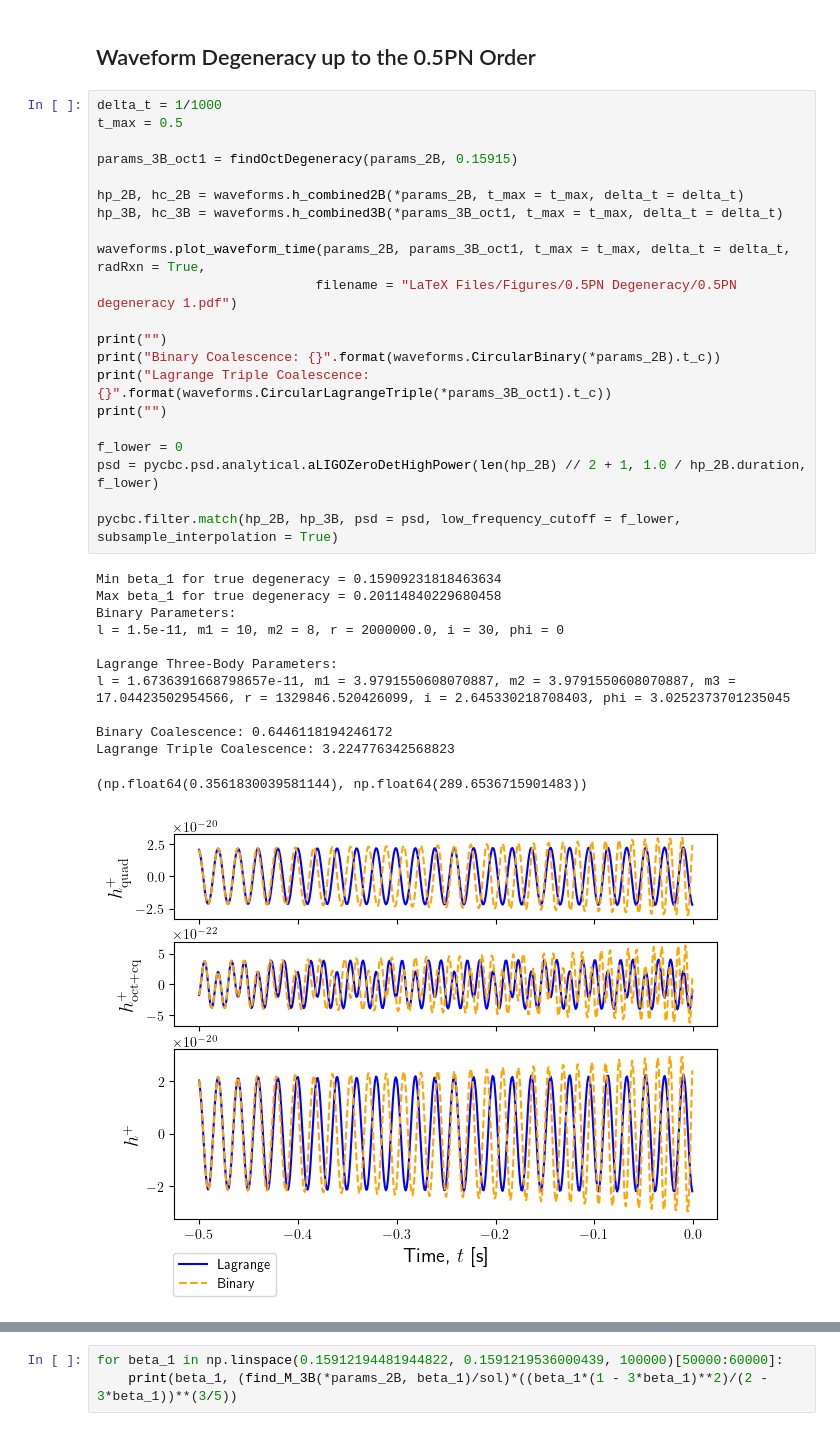
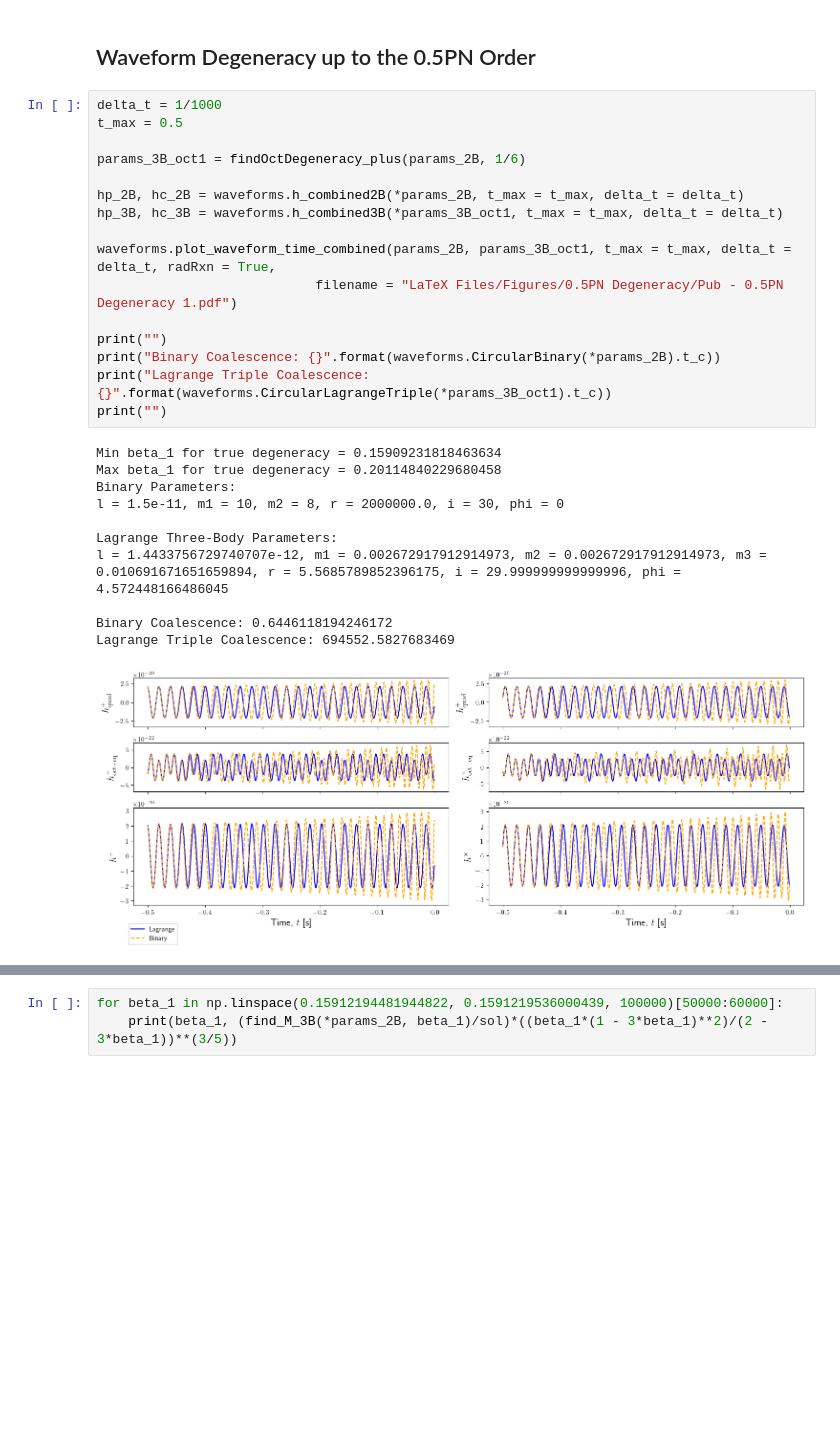
Before and after one commit to CJaimel/BinaryLagrangeDegeneracy, a Jupyter notebook: Part 2 - Simulations with LIGO Data.ipynb, the cells around one changed output, grey strips where cells are left out. Cells and saved outputs as stored; diff of their text form; blank space fills up the shorter version.

```diff
--- a/Part 2 - Simulations with LIGO Data.ipynb
+++ b/Part 2 - Simulations with LIGO Data.ipynb
@@ -409,34 +697,28 @@ plt.show()
 # %%
 delta_t = 1/1000
 t_max = 0.5
 
-params_3B_oct1 = findOctDegeneracy(params_2B, 0.15915)
+params_3B_oct1 = findOctDegeneracy_plus(params_2B, 1/6)
 
 hp_2B, hc_2B = waveforms.h_combined2B(*params_2B, t_max = t_max, delta_t = delta_t)
 hp_3B, hc_3B = waveforms.h_combined3B(*params_3B_oct1, t_max = t_max, delta_t = delta_t)
 
-waveforms.plot_waveform_time(params_2B, params_3B_oct1, t_max = t_max, delta_t = delta_t, radRxn = True,
-                            filename = "LaTeX Files/Figures/0.5PN Degeneracy/0.5PN degeneracy 1.pdf")
+waveforms.plot_waveform_time_combined(params_2B, params_3B_oct1, t_max = t_max, delta_t = delta_t, radRxn = True,
+                            filename = "LaTeX Files/Figures/0.5PN Degeneracy/Pub - 0.5PN Degeneracy 1.pdf")
 
 print("")
 print("Binary Coalescence: {}".format(waveforms.CircularBinary(*params_2B).t_c))
 print("Lagrange Triple Coalescence: {}".format(waveforms.CircularLagrangeTriple(*params_3B_oct1).t_c))
 print("")
-
-f_lower = 0
-psd = pycbc.psd.analytical.aLIGOZeroDetHighPower(len(hp_2B) // 2 + 1, 1.0 / hp_2B.duration, f_lower)
-
-pycbc.filter.match(hp_2B, hp_3B, psd = psd, low_frequency_cutoff = f_lower, subsample_interpolation = True)
 # %% [output]
 Min beta_1 for true degeneracy = 0.15909231818463634
 Max beta_1 for true degeneracy = 0.20114840229680458
 Binary Parameters:
 l = 1.5e-11, m1 = 10, m2 = 8, r = 2000000.0, i = 30, phi = 0
 
 Lagrange Three-Body Parameters:
-l = 1.6736391668798657e-11, m1 = 3.9791550608070887, m2 = 3.9791550608070887, m3 = 17.04423502954566, r = 1329846.520426099, i = 2.645330218708403, phi = 3.0252373701235045
+l = 1.4433756729740707e-12, m1 = 0.002672917912914973, m2 = 0.002672917912914973, m3 = 0.010691671651659894, r = 5.5685789852396175, i = 29.999999999999996, phi = 4.572448166486045
 
 Binary Coalescence: 0.6446118194246172
-Lagrange Triple Coalescence: 3.224776342568823
+Lagrange Triple Coalescence: 694552.5827683469
-(np.float64(0.3561830039581144), np.float64(289.6536715901483))
-[figure, old version]
+[figure, new version]
```
Also changed, not shown: parts of 24 cells of this notebook, 6 other files.
